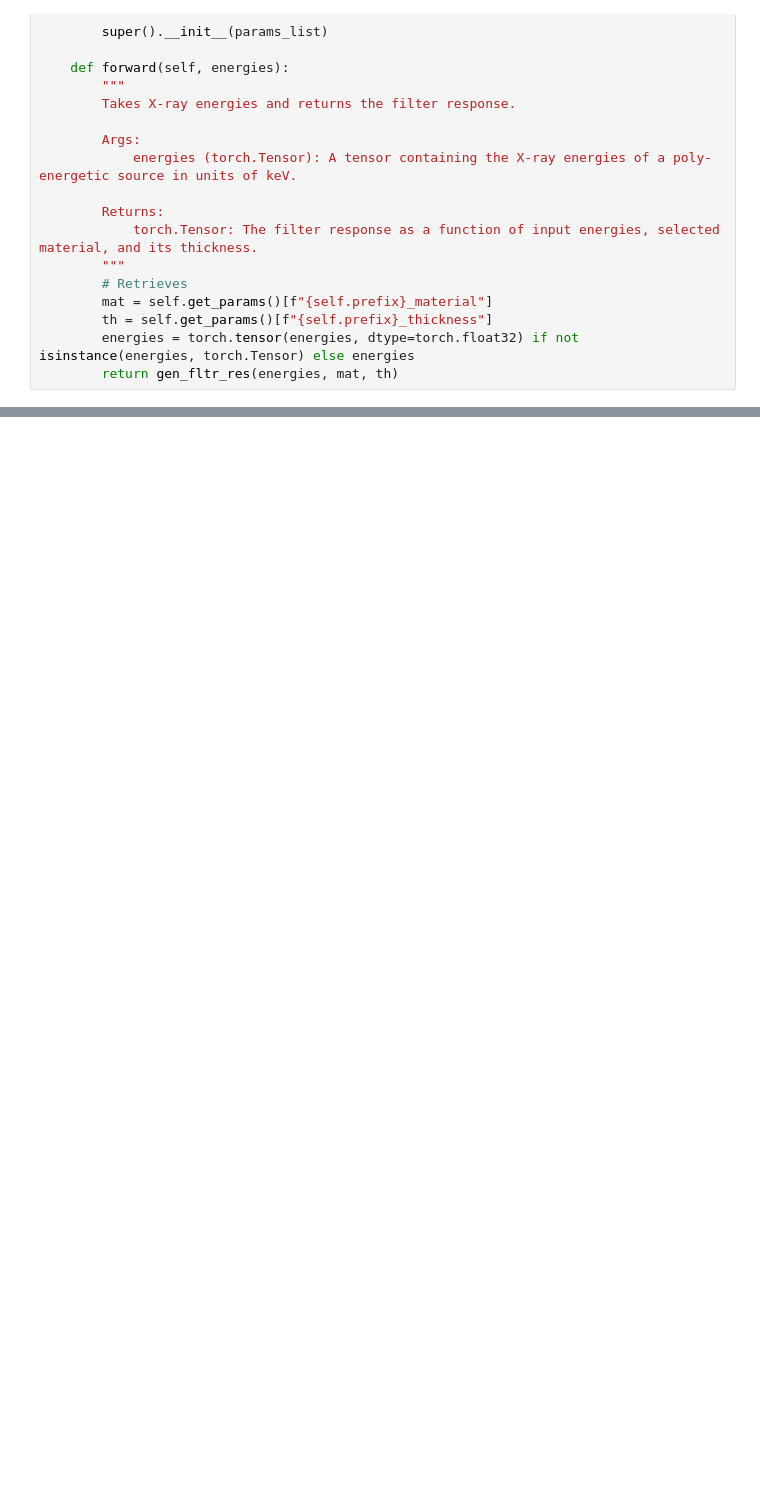
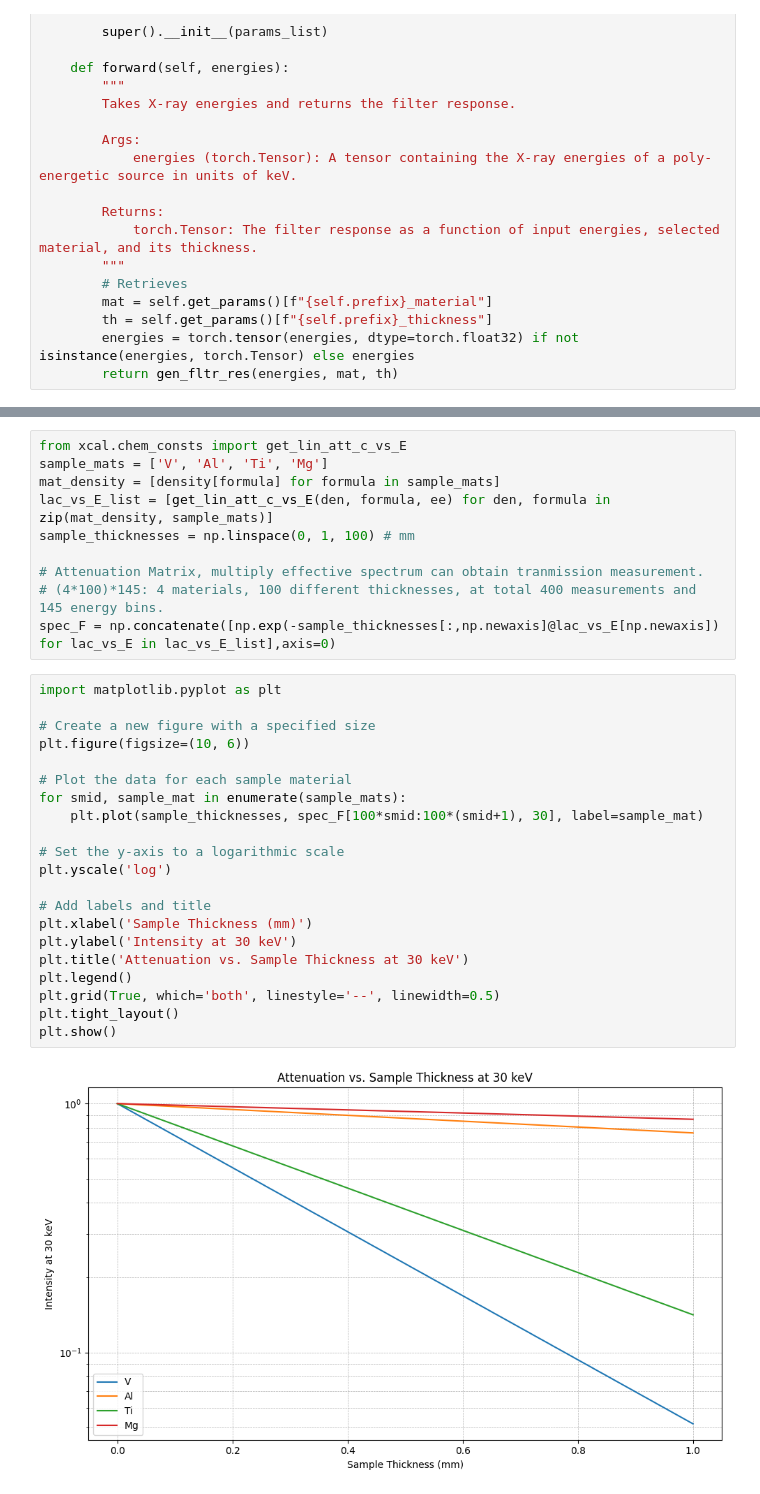
Before and after one commit to cabouman/xcal, a Jupyter notebook: examples/T04_Customizing_Analytical_Modules.ipynb, the cells around one changed output, grey strips where cells are left out. Drawn from its saved outputs; the diff is of its cells as text; blank space fills up the shorter version.

```diff
--- a/examples/T04_Customizing_Analytical_Modules.ipynb
+++ b/examples/T04_Customizing_Analytical_Modules.ipynb
@@ -134,0 +238,33 @@ plt.plot(ee, ff.data)
+# %%
+from xcal.chem_consts import get_lin_att_c_vs_E
+sample_mats = ['V', 'Al', 'Ti', 'Mg']
+mat_density = [density[formula] for formula in sample_mats]
+lac_vs_E_list = [get_lin_att_c_vs_E(den, formula, ee) for den, formula in zip(mat_density, sample_mats)]
+sample_thicknesses = np.linspace(0, 1, 100) # mm
+
+# Attenuation Matrix, multiply effective spectrum can obtain tranmission measurement.
+# (4*100)*145: 4 materials, 100 different thicknesses, at total 400 measurements and 145 energy bins.
+spec_F = np.concatenate([np.exp(-sample_thicknesses[:,np.newaxis]@lac_vs_E[np.newaxis]) for lac_vs_E in lac_vs_E_list],axis=0)
+# %%
+import matplotlib.pyplot as plt
+
+# Create a new figure with a specified size
+plt.figure(figsize=(10, 6))
+
+# Plot the data for each sample material
+for smid, sample_mat in enumerate(sample_mats):
+    plt.plot(sample_thicknesses, spec_F[100*smid:100*(smid+1), 30], label=sample_mat)
+
+# Set the y-axis to a logarithmic scale
+plt.yscale('log')
+
+# Add labels and title
+plt.xlabel('Sample Thickness (mm)')
+plt.ylabel('Intensity at 30 keV')
+plt.title('Attenuation vs. Sample Thickness at 30 keV')
+plt.legend()
+plt.grid(True, which='both', linestyle='--', linewidth=0.5)
+plt.tight_layout()
+plt.show()
+# %% [output]
+[figure, added]
```
Also changed, not shown: parts of 13 cells of this notebook, 2 other files.
